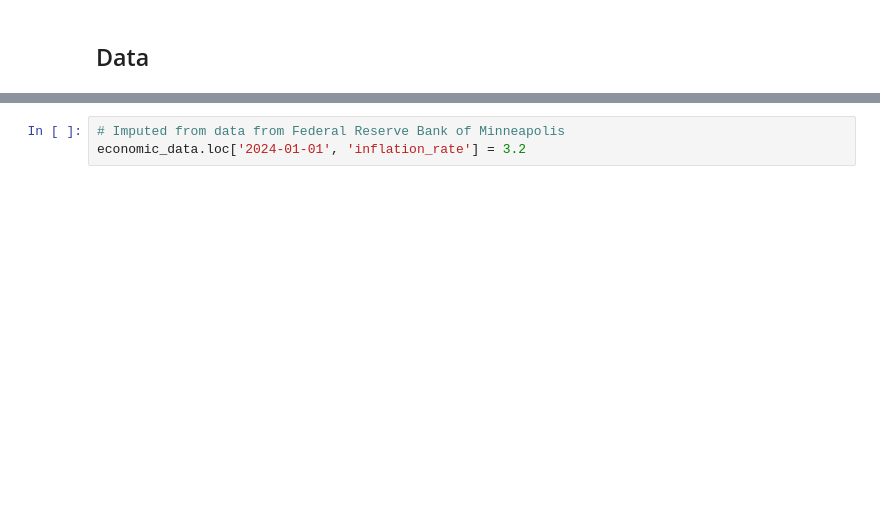
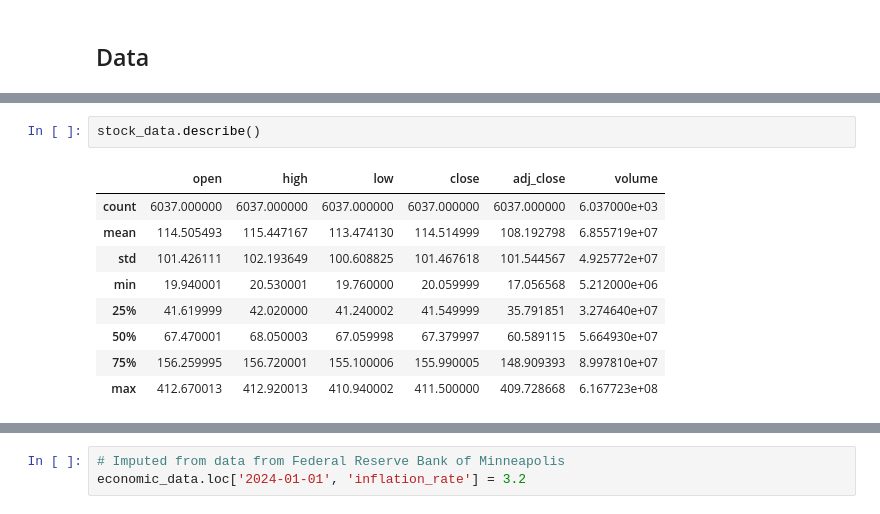
Before and after one commit to elijahlopez94/stock_market_prediction_with_rnn, a Jupyter notebook: eda_notebook.ipynb, the cells around one changed output, grey strips where cells are left out. Saved outputs shown, nothing was run; the diff lists cells and outputs as text; blank space fills up the shorter version.

```diff
--- a/eda_notebook.ipynb
+++ b/eda_notebook.ipynb
@@ -201,0 +121,12 @@ overlapping_economic_data.head()
+# %%
+stock_data.describe()
+# %% [output]
+|  | open | high | low | close | adj_close | volume |
+| count | 6037.000000 | 6037.000000 | 6037.000000 | 6037.000000 | 6037.000000 | 6.037000e+03 |
+| mean | 114.505493 | 115.447167 | 113.474130 | 114.514999 | 108.192798 | 6.855719e+07 |
+| std | 101.426111 | 102.193649 | 100.608825 | 101.467618 | 101.544567 | 4.925772e+07 |
+| min | 19.940001 | 20.530001 | 19.760000 | 20.059999 | 17.056568 | 5.212000e+06 |
+| 25% | 41.619999 | 42.020000 | 41.240002 | 41.549999 | 35.791851 | 3.274640e+07 |
+| 50% | 67.470001 | 68.050003 | 67.059998 | 67.379997 | 60.589115 | 5.664930e+07 |
+| 75% | 156.259995 | 156.720001 | 155.100006 | 155.990005 | 148.909393 | 8.997810e+07 |
+| max | 412.670013 | 412.920013 | 410.940002 | 411.500000 | 409.728668 | 6.167723e+08 |
```
Also changed, not shown: parts of 82 cells of this notebook, 4 other files.
